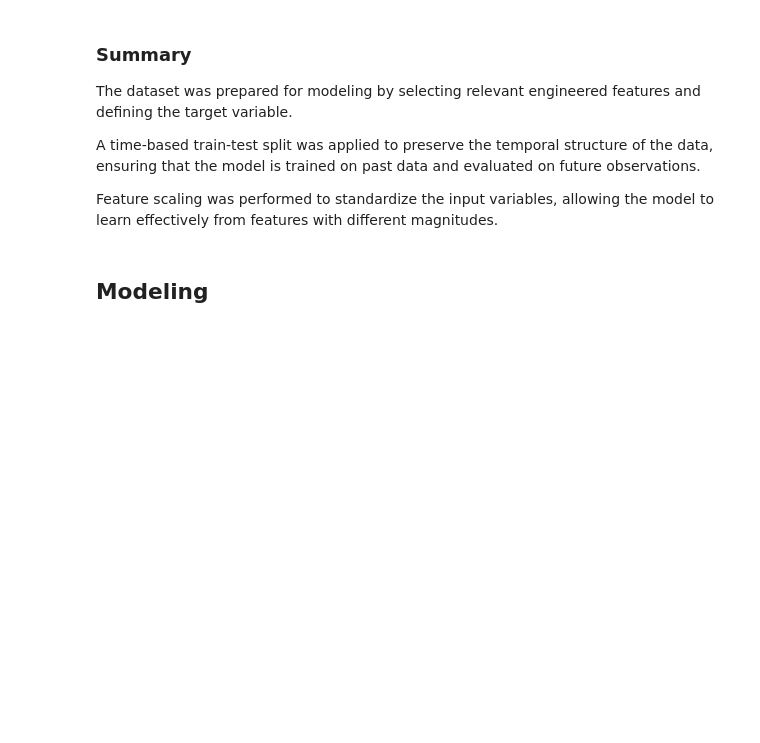
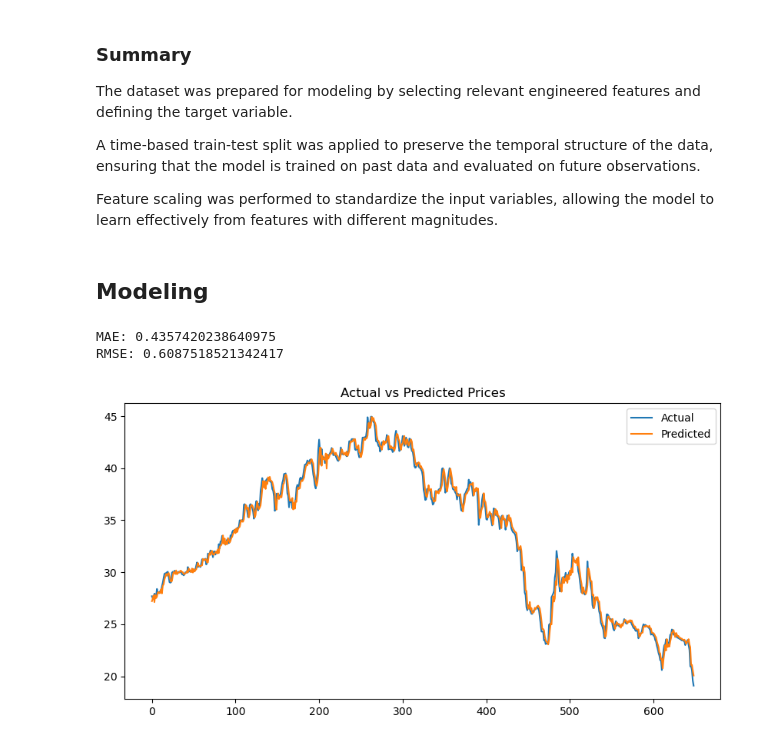
Before and after one commit to Assesa44/Stock-Market-Prediction, a Jupyter notebook: notebooks/notebook.ipynb, the cells around one changed output. Cells and saved outputs as stored; diff of their text form; code cells hidden in the pictures; blank space fills up the shorter version.

Commit message:
feat: start linear regression

```diff
--- a/notebooks/notebook.ipynb
+++ b/notebooks/notebook.ipynb
@@ -1702,3 +1702,33 @@ A time-based train-test split was applied to preserve the temporal structure of
 Feature scaling was performed to standardize the input variables, allowing the model to learn effectively from features with different magnitudes.
 # %% [markdown]
 ## **Modeling**
+# %%
+from sklearn.linear_model import LinearRegression
+model = LinearRegression()
+
+model.fit(X_train_scaled, y_train)
+
+y_pred = model.predict(X_val_scaled)
+# %%
+from sklearn.metrics import mean_absolute_error, mean_squared_error
+import numpy as np
+
+mae = mean_absolute_error(y_val, y_pred)
+rmse = np.sqrt(mean_squared_error(y_val, y_pred))
+
+print("MAE:", mae)
+print("RMSE:", rmse)
+# %% [output]
+MAE: 0.4357420238640975
+RMSE: 0.6087518521342417
+# %%
+import matplotlib.pyplot as plt
+
+plt.figure(figsize=(10,5))
+plt.plot(y_val.values, label='Actual')
+plt.plot(y_pred, label='Predicted')
+plt.legend()
+plt.title('Actual vs Predicted Prices')
+plt.show()
+# %% [output]
+[figure, added]
```
Also changed, not shown: parts of 4 cells of this notebook.
